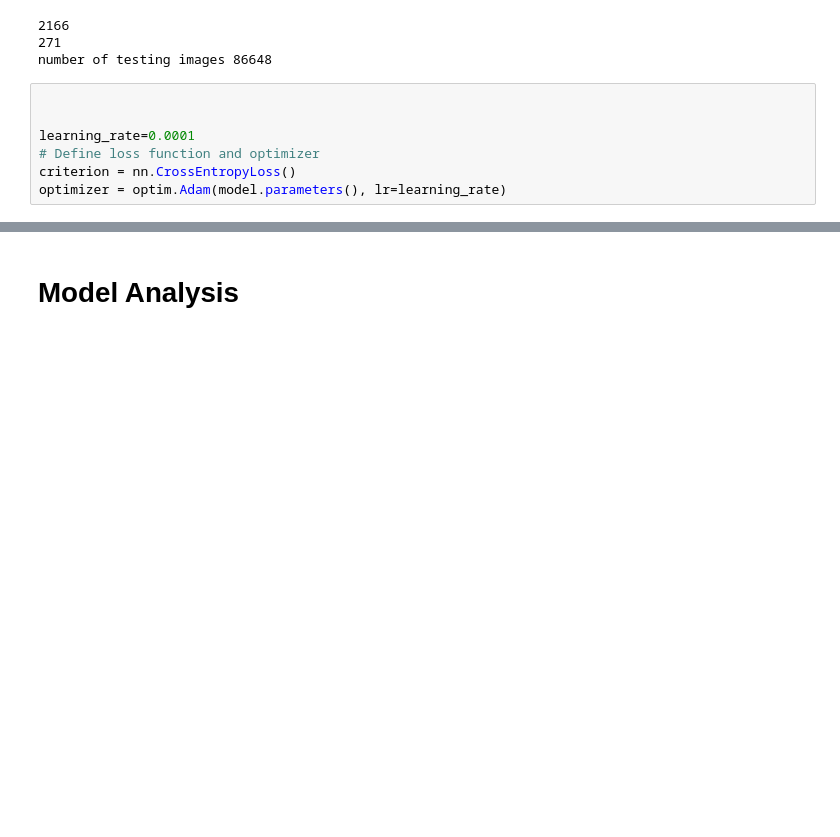
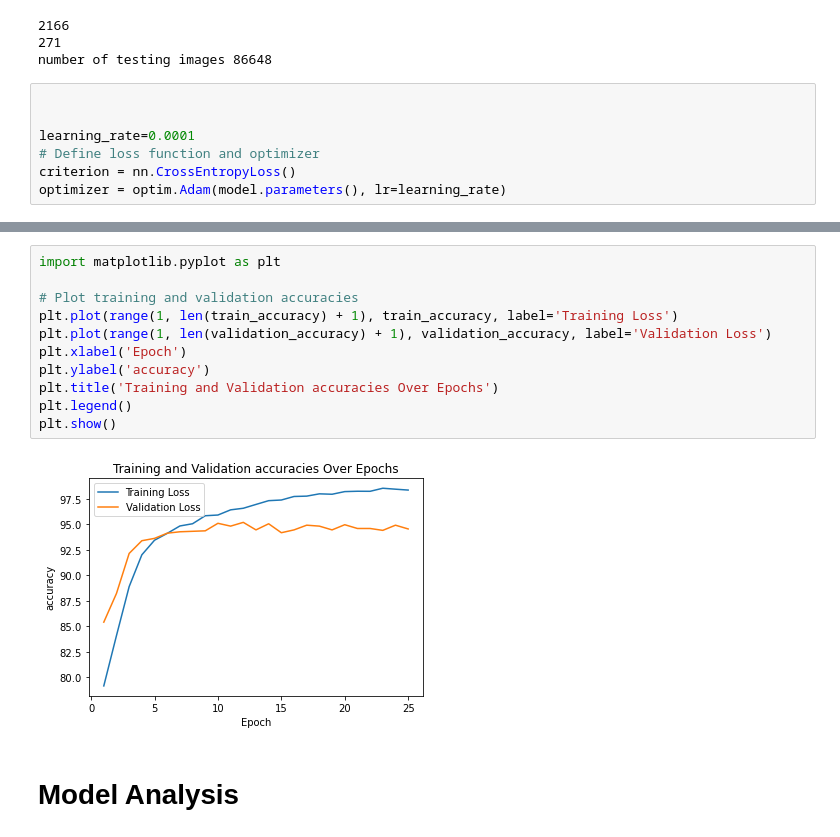
Before and after one commit to venkateshvaddadi/Aster_AI_Course_Implementations, a Jupyter notebook: Retinal Disease Classification Using Optical Coherence Tomography Images/train.ipynb, the cells around one changed output, grey strips where cells are left out. Saved outputs shown, nothing was run; the diff lists cells and outputs as text; blank space fills up the shorter version.

```diff
--- a/Retinal Disease Classification Using Optical Coherence Tomography Images/train.ipynb
+++ b/Retinal Disease Classification Using Optical Coherence Tomography Images/train.ipynb
@@ -308,3 +306,16 @@ plt.show()
+# %%
+import matplotlib.pyplot as plt
+
+# Plot training and validation accuracies
+plt.plot(range(1, len(train_accuracy) + 1), train_accuracy, label='Training Loss')
+plt.plot(range(1, len(validation_accuracy) + 1), validation_accuracy, label='Validation Loss')
+plt.xlabel('Epoch')
+plt.ylabel('accuracy')
+plt.title('Training and Validation accuracies Over Epochs')
+plt.legend()
+plt.show()
+# %% [output]
+[figure, added]
 # %% [markdown]
 # Model Analysis
 # %%
```
Also changed, not shown: parts of 16 cells of this notebook.
